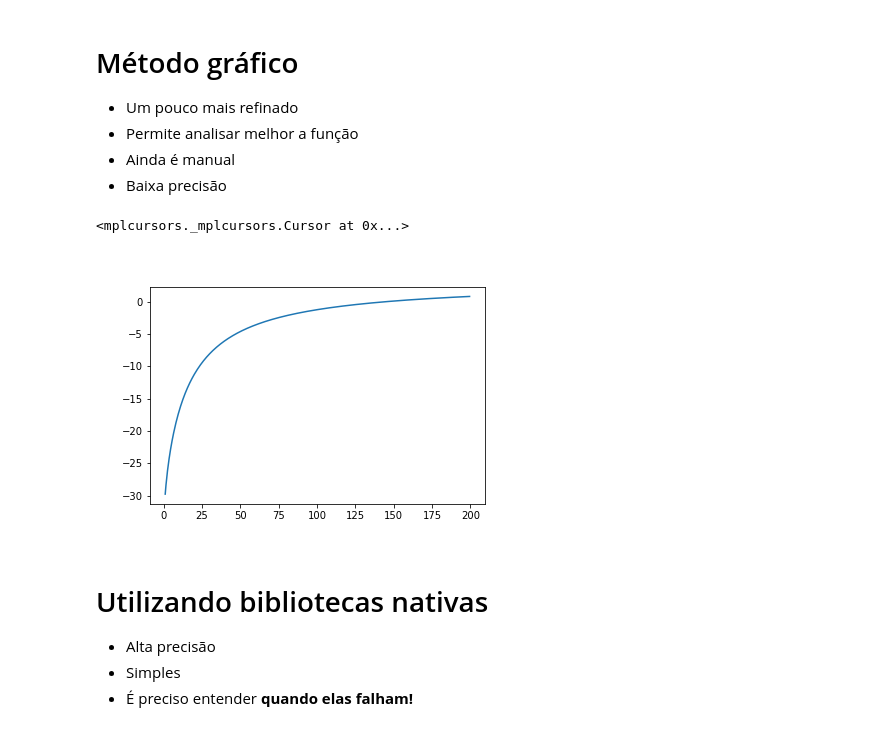
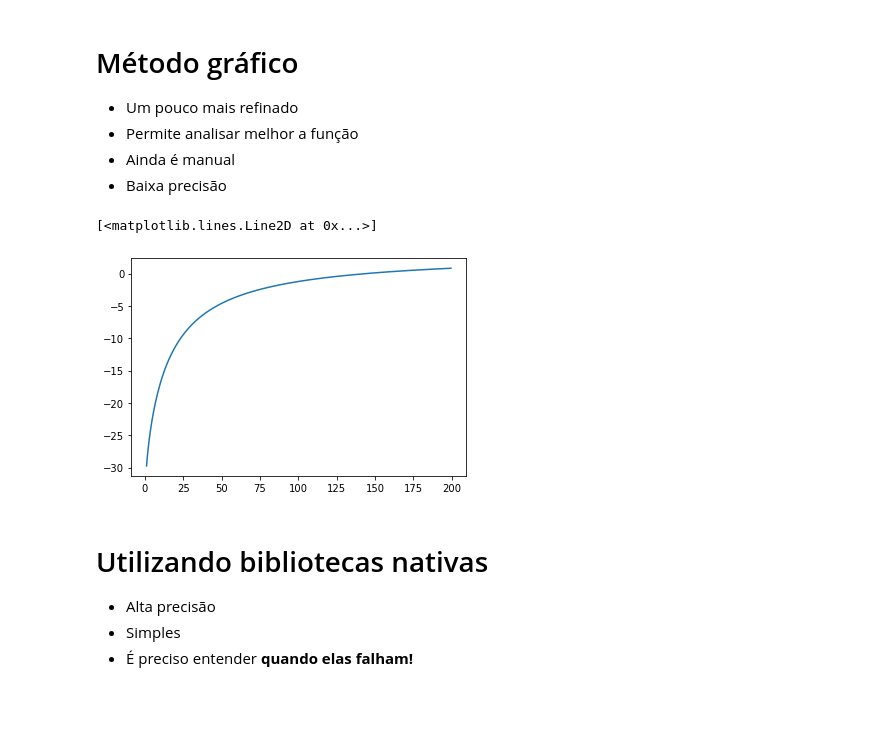
Before and after one commit to pshiroma/calculonumerico, a Jupyter notebook: aulas/CN-02#03 - Raizes.ipynb, the cells around one changed output. Drawn from its saved outputs; the diff is of its cells as text; code cells hidden in the pictures; blank space fills up the shorter version.

```diff
--- a/aulas/CN-02-Raizes.ipynb
+++ b/aulas/CN-02#03 - Raizes.ipynb
@@ -94,16 +92,15 @@ import mplcursors
 # %%
 g = 9.8
 cd = 0.25
 v = 36
 t = 4
 massa = np.arange(1,200, 0.5)
 fm = np.sqrt( g*massa/cd ) * np.tanh( np.sqrt( g*cd/massa ) * t ) - v
 
 plt.plot(massa, fm)
-mplcursors.cursor(hover=True)
 # %% [output]
-<mplcursors._mplcursors.Cursor at 0x...>
+[<matplotlib.lines.Line2D at 0x...>]
-[figure, old version]
+[figure, new version]
 # %% [markdown]
 # Utilizando bibliotecas nativas
 
```
Also changed, not shown: parts of 7 cells of this notebook, 1 other file.
